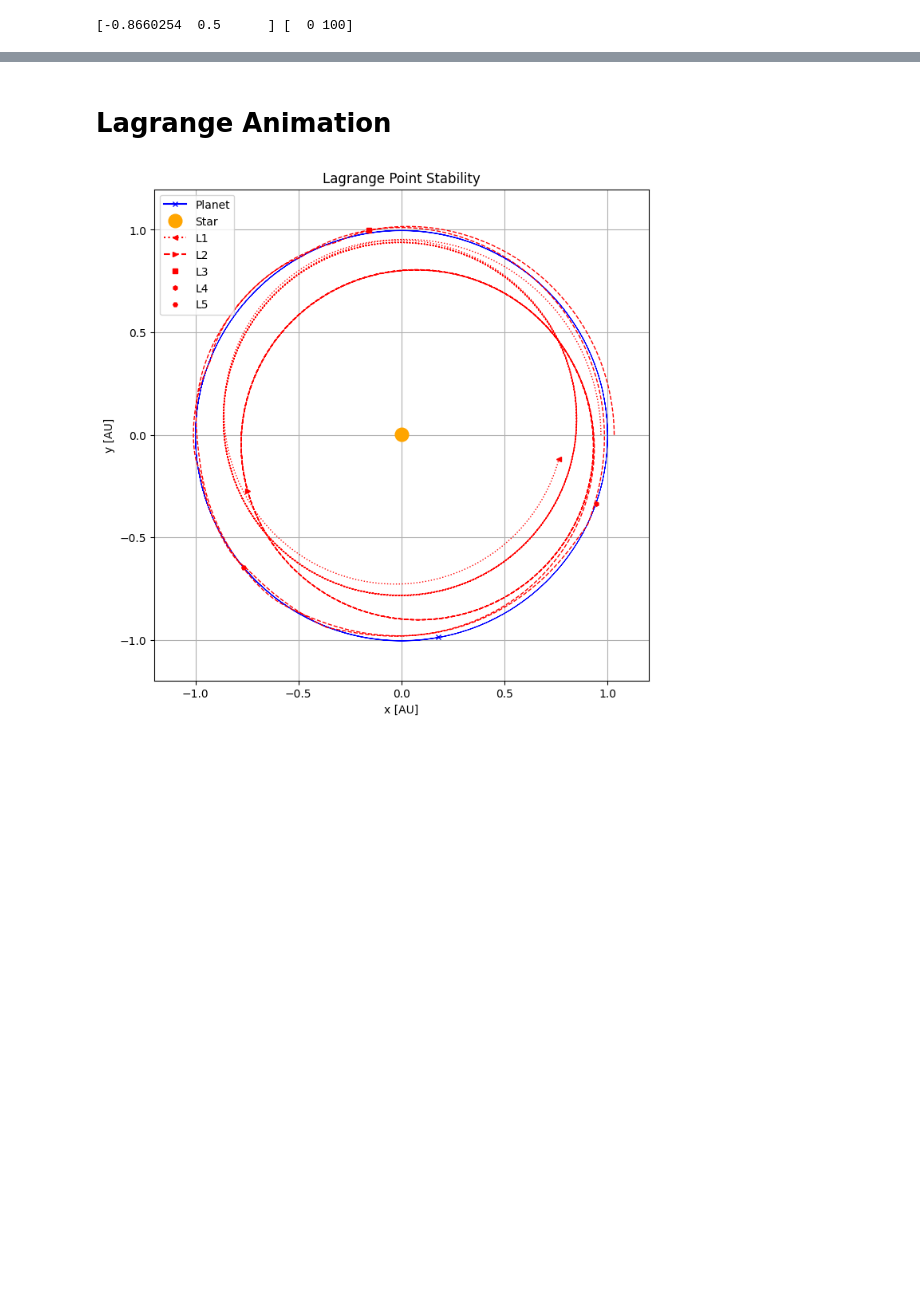
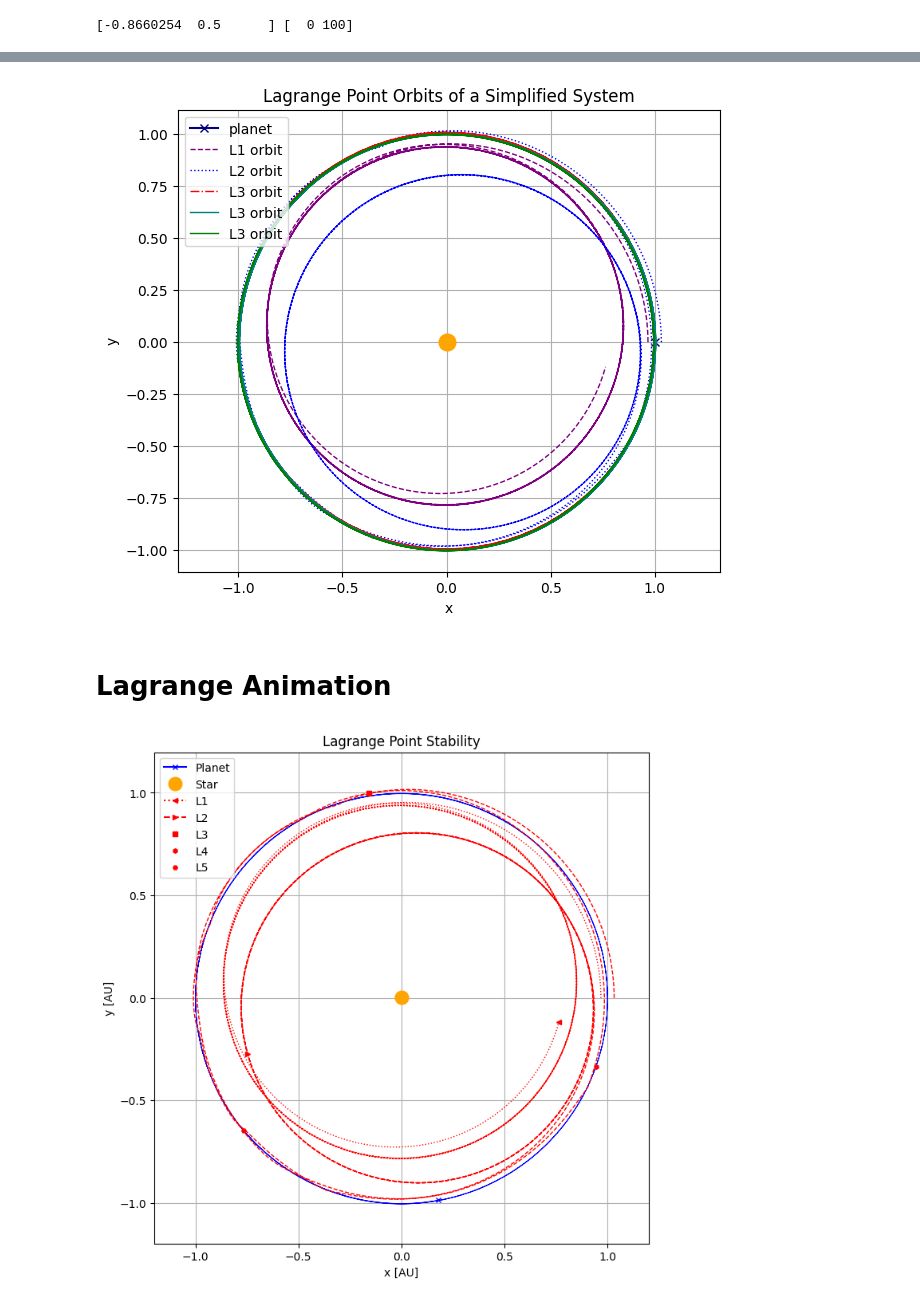
Before and after one commit to jmtony2000/Numerical_Symulations_of_-Star_System_Dynamics, a Jupyter notebook: Lagrange_pont.ipynb, the cells around one changed output, grey strips where cells are left out. Saved outputs shown, nothing was run; the diff lists cells and outputs as text; code cells hidden in the pictures; blank space fills up the shorter version.

```diff
--- a/Lagrange_pont.ipynb
+++ b/Lagrange_pont.ipynb
@@ -174,3 +173,27 @@ plt.legend(loc = "upper left")
+# %%
+fig = plt.figure(figsize=(7,6))
+#plt.plot(pp[:,0], pp[:,1], color = "navy", ls = "-.", lw = "0.1")
+#plt.plot(L1origin[0], L1origin[1], marker = "<", color = "red", label = "L1", ls = "")
+#plt.plot(L2origin[0], L2origin[1], marker = ">", color = "red", label = "L2", ls = "")
+#plt.plot(L3origin[0], L3origin[1], marker = "s", color = "red", label = "L3", ls = "")
+#plt.plot(L4origin[0], L4origin[1], marker = "h", color = "red", label = "L4", ls = "")
+#plt.plot(L5origin[0], L5origin[1], marker = "H", color = "red", label = "L5", ls = "")
+plt.plot(pp[0,0], pp[0,1], ls = "-", marker = "x", color = "navy", label = "planet")
+plt.plot(sp[0,0], sp[0,1], ls = "", marker = "o", markersize = 12, color = "orange")
+plt.xlabel("x")
+plt.ylabel("y")
+plt.title("Lagrange Point Orbits of a Simplified System")
+plt.plot(L1[:,0], L1[:,1], color = "purple", label = "L1 orbit", lw = 1, ls = "--")
+plt.plot(L2[:,0], L2[:,1], color = "blue", label = "L2 orbit", lw = 1, ls = ":")
+plt.plot(L3[:,0], L3[:,1], color = "red", label = "L3 orbit", lw = 1, ls = "-.")
+plt.plot(L4[:,0], L4[:,1], color = "teal", label = "L3 orbit", lw = 1)
+plt.plot(L5[:,0], L5[:,1], color = "green", label = "L3 orbit", lw = 1)
+plt.axis("equal")
+plt.grid()
+plt.legend(loc = "upper left")
+plt.savefig("Lagrange_orbits.jpg")
+# %% [output]
+[figure, added]
 # %% [markdown]
 # Lagrange Animation
 # %%
```
Also changed, not shown: parts of 2 cells of this notebook, 10 other files.
